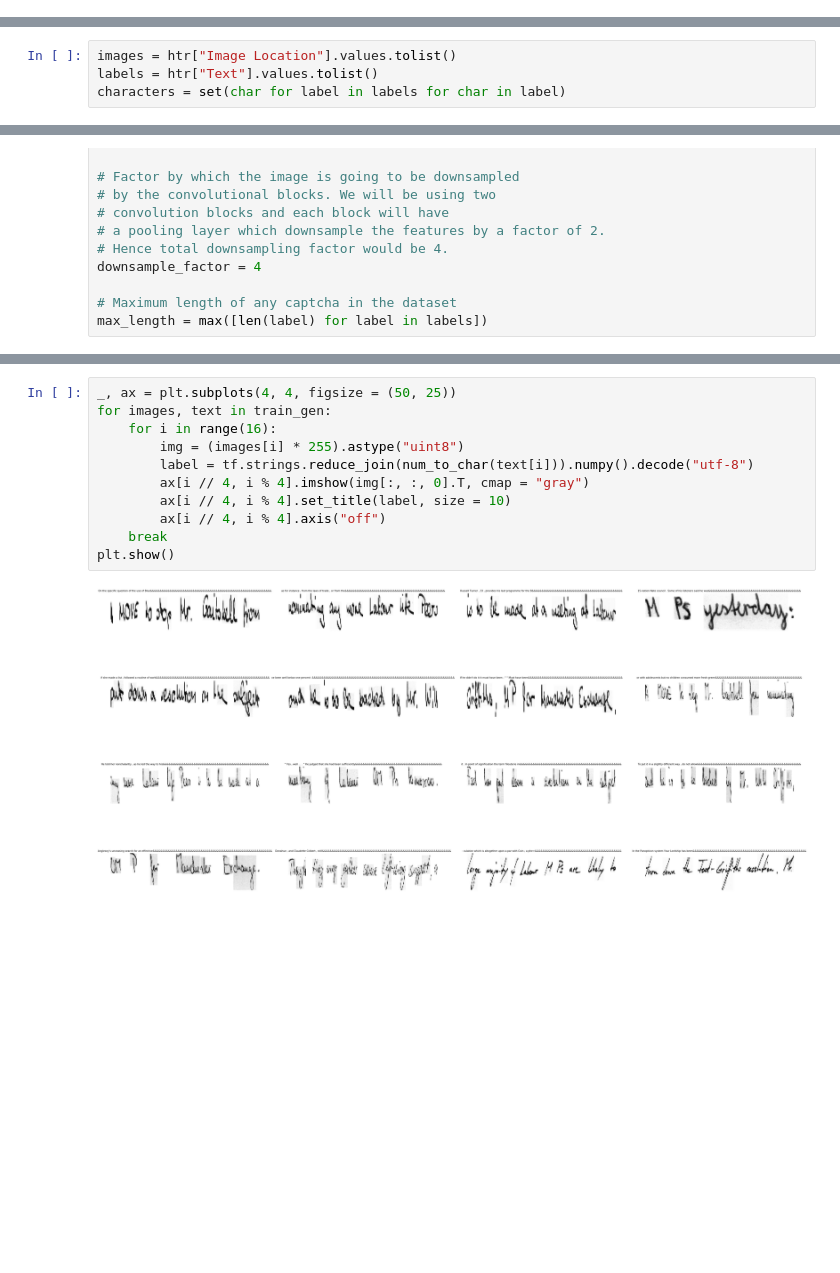
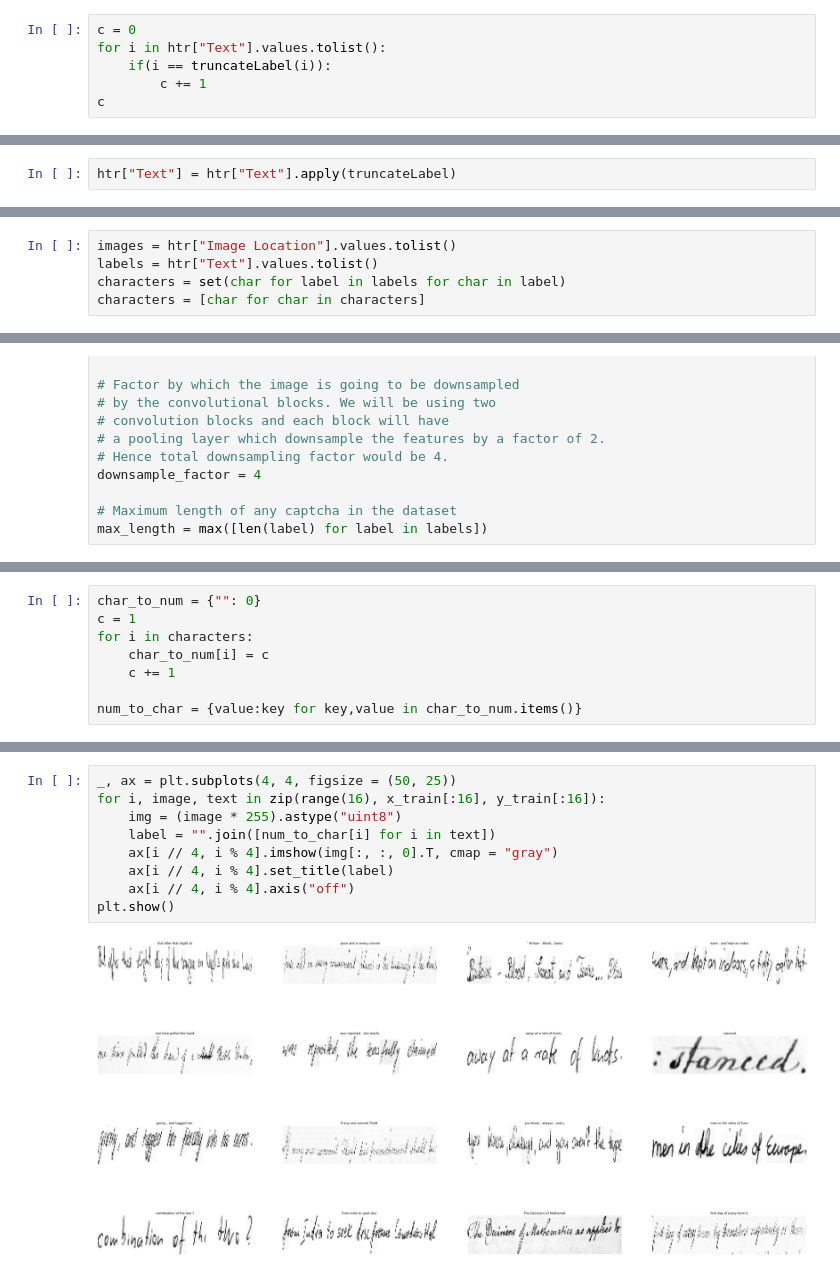
Before and after one commit to smoke-trees/HandwrittenTextRecognizer, a Jupyter notebook: src/train.ipynb, the cells around one changed output, grey strips where cells are left out. Drawn from its saved outputs; the diff is of its cells as text; blank space fills up the shorter version.

Commit message:
Add truncateLabels
Signed-off-by: lordtt13 <thakurtanmay72@yahoo.com>

```diff
--- a/src/train.ipynb
+++ b/src/train.ipynb
@@ -16,0 +50,6 @@ htr = pd.read_csv("handwrittentext.csv")
+# %%
+c = 0
+for i in htr["Text"].values.tolist():
+    if(i == truncateLabel(i)):
+        c += 1
+c
@@ -16,0 +58,2 @@ htr = pd.read_csv("handwrittentext.csv")
+# %%
+htr["Text"] = htr["Text"].apply(truncateLabel)
@@ -18,6 +77,7 @@ htr = pd.read_csv("handwrittentext.csv")
 images = htr["Image Location"].values.tolist()
 labels = htr["Text"].values.tolist()
 characters = set(char for label in labels for char in label)
+characters = [char for char in characters]
 # %%
 # Image dimensions
 img_width = 200
@@ -95,0 +99,8 @@ val_gen = HandWrittenText(16, x_valid, y_valid)
+# %%
+char_to_num = {"": 0}
+c = 1
+for i in characters:
+    char_to_num[i] = c
+    c += 1
+
+num_to_char = {value:key for key,value in char_to_num.items()}
@@ -96,16 +144,14 @@ val_gen = HandWrittenText(16, x_valid, y_valid)
 # %%
 _, ax = plt.subplots(4, 4, figsize = (50, 25))
-for images, text in train_gen:
-    for i in range(16):
-        img = (images[i] * 255).astype("uint8")
-        label = tf.strings.reduce_join(num_to_char(text[i])).numpy().decode("utf-8")
-        ax[i // 4, i % 4].imshow(img[:, :, 0].T, cmap = "gray")
-        ax[i // 4, i % 4].set_title(label, size = 10)
-        ax[i // 4, i % 4].axis("off")
-    break
+for i, image, text in zip(range(16), x_train[:16], y_train[:16]):
+    img = (image * 255).astype("uint8")
+    label = "".join([num_to_char[i] for i in text])
+    ax[i // 4, i % 4].imshow(img[:, :, 0].T, cmap = "gray")
+    ax[i // 4, i % 4].set_title(label)
+    ax[i // 4, i % 4].axis("off")
 plt.show()
 # %% [output]
-[figure, old version]
+[figure, new version]
 # %%
 class CTCLayer(layers.Layer):
     def __init__(self, name = None):
```
Also changed, not shown: parts of 13 cells of this notebook.
